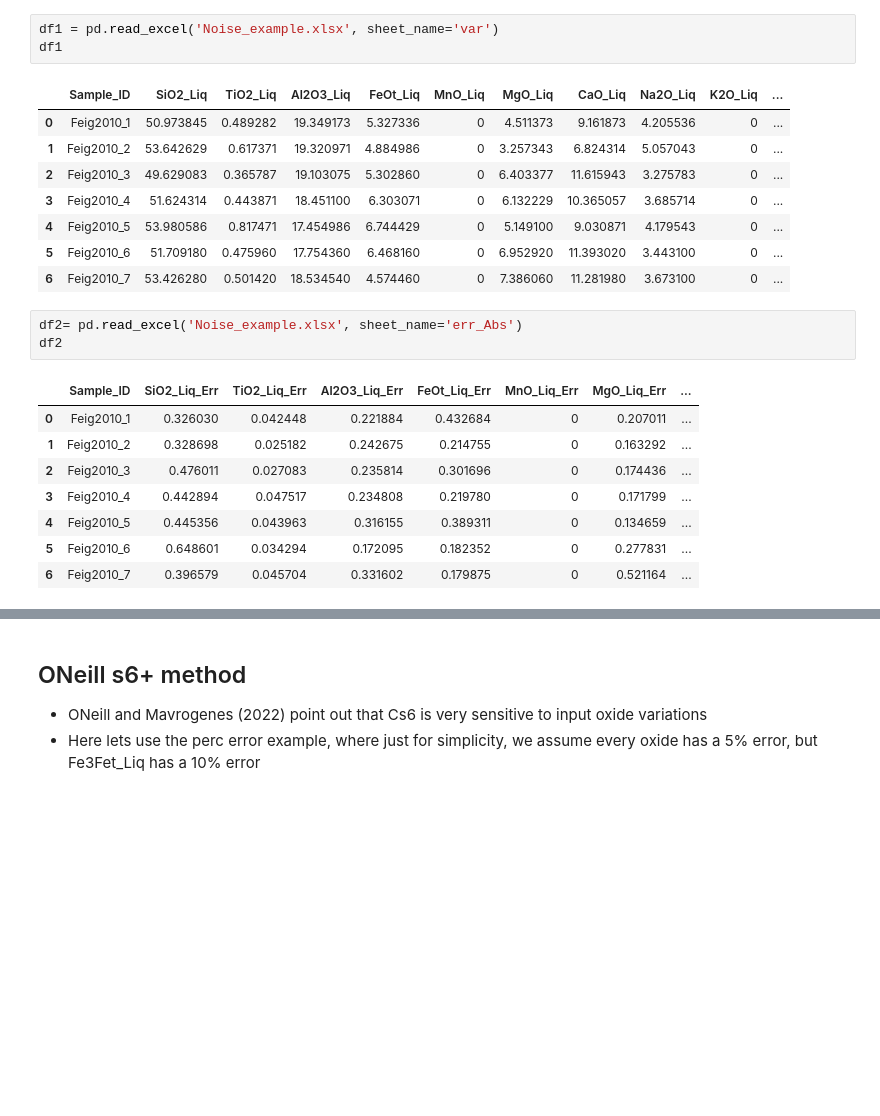
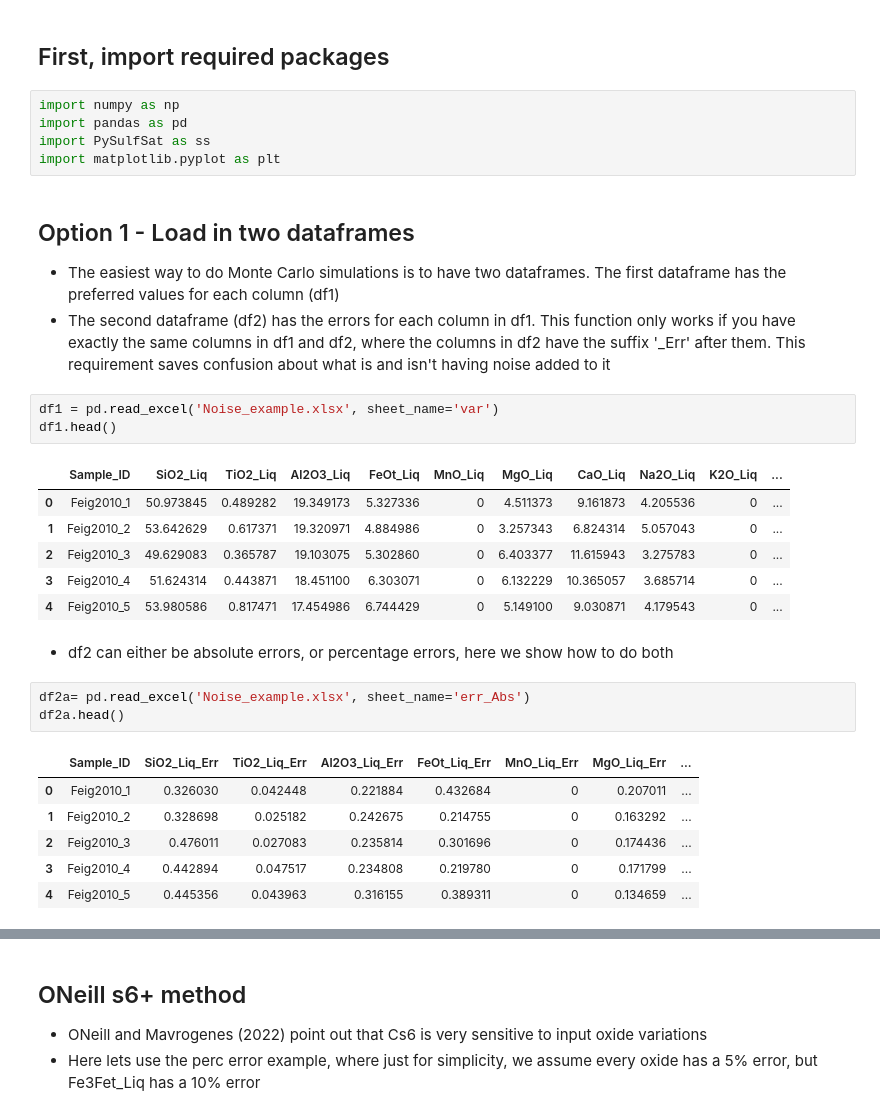
Before and after one commit to PennyWieser/PySulfSat, a Jupyter notebook: docs/Examples/Monte_Carlo_Simulations/Propagating_error.ipynb, the cells around one changed output, grey strips where cells are left out. Saved outputs shown, nothing was run; the diff lists cells and outputs as text; blank space fills up the shorter version.

```diff
--- a/docs/Examples/Monte_Carlo_Simulations/Propagating_error.ipynb
+++ b/docs/Examples/Monte_Carlo_Simulations/Propagating_error.ipynb
@@ -6,18 +4,29 @@ import matplotlib.pyplot as plt
+# %% [markdown]
+## First, import required packages
+# %%
+import numpy as np
+import pandas as pd
+import PySulfSat as ss
+import matplotlib.pyplot as plt
+# %% [markdown]
+## Option 1 - Load in two dataframes
+- The easiest way to do Monte Carlo simulations is to have two dataframes. The first dataframe has the preferred values for each column (df1)
+- The second dataframe (df2) has the errors for each column in df1. This function only works if you have exactly the same columns in df1 and df2, where the columns in df2 have the suffix '_Err' after them. This requirement saves confusion about what is and isn't having noise added to it
 # %%
 df1 = pd.read_excel('Noise_example.xlsx', sheet_name='var')
-df1
+df1.head()
 # %% [output]
 |  | Sample_ID | SiO2_Liq | TiO2_Liq | Al2O3_Liq | FeOt_Liq | MnO_Liq | MgO_Liq | CaO_Liq | Na2O_Liq | K2O_Liq | ... |
 | 0 | Feig2010_1 | 50.973845 | 0.489282 | 19.349173 | 5.327336 | 0 | 4.511373 | 9.161873 | 4.205536 | 0 | ... |
 | 1 | Feig2010_2 | 53.642629 | 0.617371 | 19.320971 | 4.884986 | 0 | 3.257343 | 6.824314 | 5.057043 | 0 | ... |
 | 2 | Feig2010_3 | 49.629083 | 0.365787 | 19.103075 | 5.302860 | 0 | 6.403377 | 11.615943 | 3.275783 | 0 | ... |
 | 3 | Feig2010_4 | 51.624314 | 0.443871 | 18.451100 | 6.303071 | 0 | 6.132229 | 10.365057 | 3.685714 | 0 | ... |
 | 4 | Feig2010_5 | 53.980586 | 0.817471 | 17.454986 | 6.744429 | 0 | 5.149100 | 9.030871 | 4.179543 | 0 | ... |
-| 5 | Feig2010_6 | 51.709180 | 0.475960 | 17.754360 | 6.468160 | 0 | 6.952920 | 11.393020 | 3.443100 | 0 | ... |
-| 6 | Feig2010_7 | 53.426280 | 0.501420 | 18.534540 | 4.574460 | 0 | 7.386060 | 11.281980 | 3.673100 | 0 | ... |
+# %% [markdown]
+- df2 can either be absolute errors, or percentage errors, here we show how to do both
 # %%
-df2= pd.read_excel('Noise_example.xlsx', sheet_name='err_Abs')
-df2
+df2a= pd.read_excel('Noise_example.xlsx', sheet_name='err_Abs')
+df2a.head()
 # %% [output]
 |  | Sample_ID | SiO2_Liq_Err | TiO2_Liq_Err | Al2O3_Liq_Err | FeOt_Liq_Err | MnO_Liq_Err | MgO_Liq_Err | ... |
 | 0 | Feig2010_1 | 0.326030 | 0.042448 | 0.221884 | 0.432684 | 0 | 0.207011 | ... |
@@ -25,6 +34,4 @@ df2
 | 2 | Feig2010_3 | 0.476011 | 0.027083 | 0.235814 | 0.301696 | 0 | 0.174436 | ... |
 | 3 | Feig2010_4 | 0.442894 | 0.047517 | 0.234808 | 0.219780 | 0 | 0.171799 | ... |
 | 4 | Feig2010_5 | 0.445356 | 0.043963 | 0.316155 | 0.389311 | 0 | 0.134659 | ... |
-| 5 | Feig2010_6 | 0.648601 | 0.034294 | 0.172095 | 0.182352 | 0 | 0.277831 | ... |
-| 6 | Feig2010_7 | 0.396579 | 0.045704 | 0.331602 | 0.179875 | 0 | 0.521164 | ... |
 # %%
```
Also changed, not shown: parts of 9 cells of this notebook, 4 other files.
